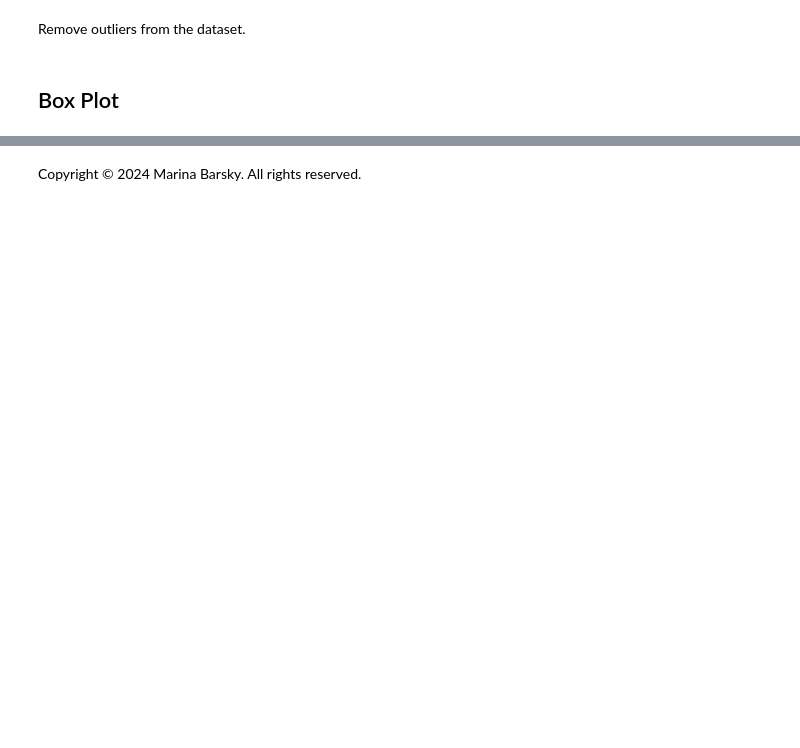
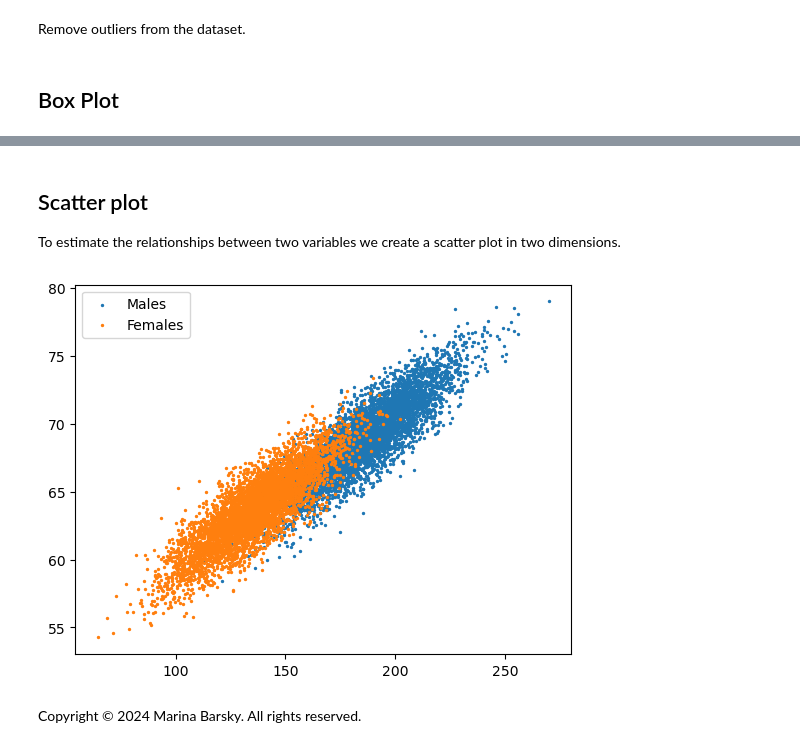
Before and after one commit to PrasannaNagarajan/cs_1503_basic_stats_demo, a Jupyter notebook: basic_statistics.ipynb, the cells around one changed output, grey strips where cells are left out. Drawn from its saved outputs; the diff is of its cells as text; code cells hidden in the pictures; blank space fills up the shorter version.

```diff
--- a/basic_statistics.ipynb
+++ b/basic_statistics.ipynb
@@ -290,2 +425,26 @@ df_clean.boxplot(column=col, by='IsMale', vert=False)
+# %% [markdown]
+## Scatter plot
+
+To estimate the relationships between two variables we create a scatter plot in two dimensions.
+# %%
+# X = feature values, all the columns except the last column
+X = data.iloc[:, :-1]
+# y = target value, class, last column of the data frame
+Y = data.iloc[:, -1]
+
+# all males
+males = data[data["IsMale"]==1]
+
+
+# all females
+females = data[data["IsMale"]==0]
+
+# plot
+plt.scatter(males["Weight"], males["Height"], s=2, label='Males')
+plt.scatter(females["Weight"], females["Height"], s=2, label='Females')
+plt.legend()
+plt.show()
+# %% [output]
+[figure, added]
 # %% [markdown]
 Copyright &copy; 2024 Marina Barsky. All rights reserved.
```
Also changed, not shown: parts of 31 cells of this notebook.
